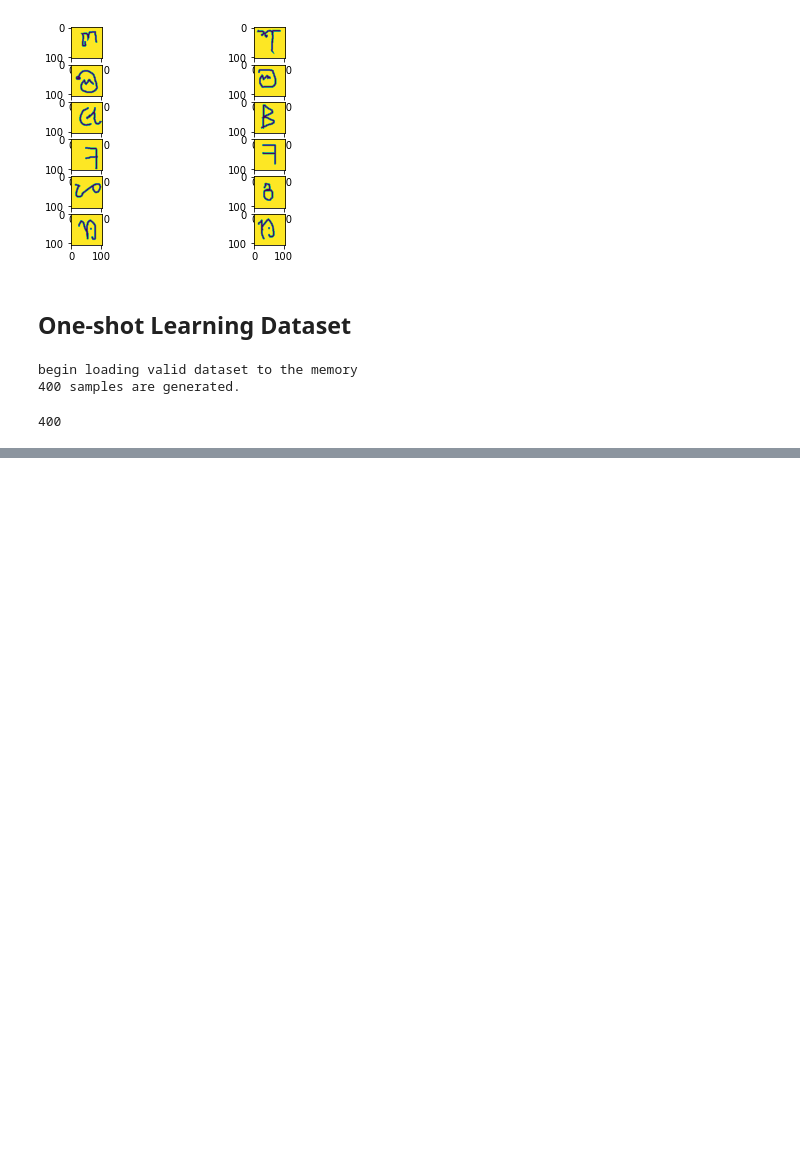
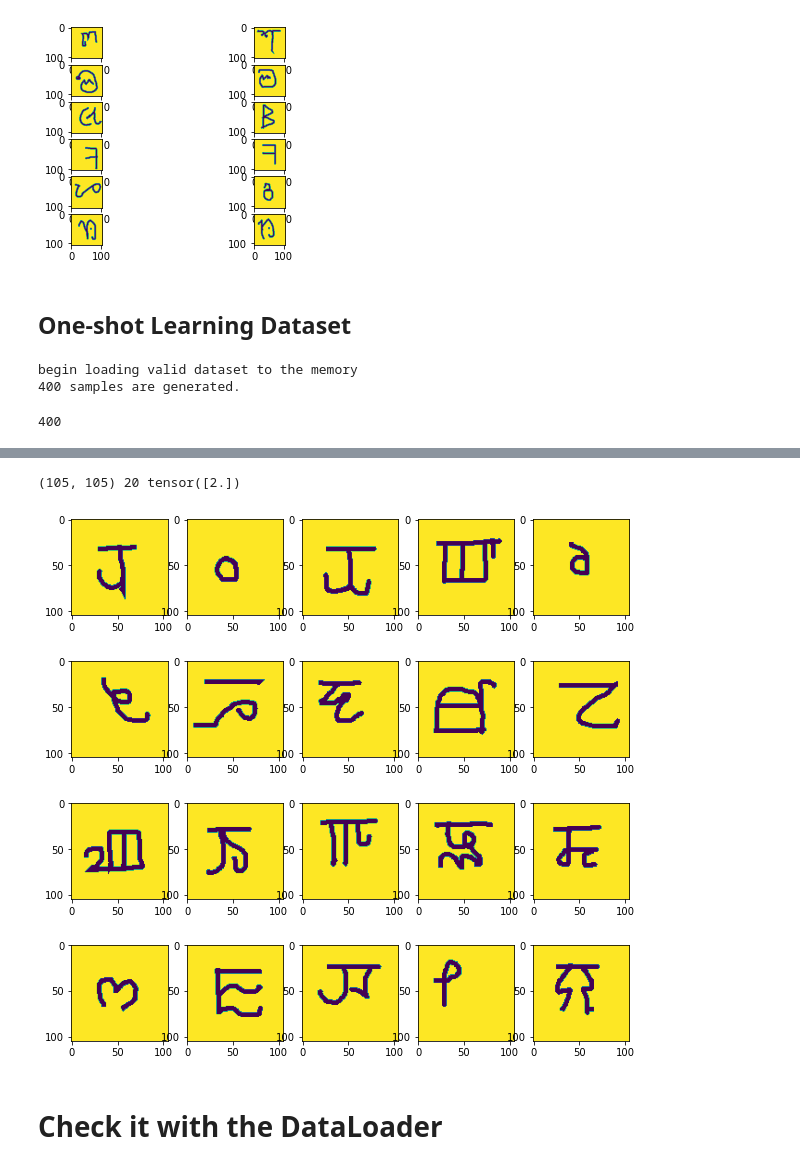
Before and after one commit to ganwook/siamese_reimple, a Jupyter notebook: check_dataset.ipynb, the cells around one changed output, grey strips where cells are left out. Cells and saved outputs as stored; diff of their text form; code cells hidden in the pictures; blank space fills up the shorter version.

```diff
--- a/check_dataset.ipynb
+++ b/check_dataset.ipynb
@@ -64,0 +71,14 @@ for i in range(2):
+# %%
+rows = 3
+fig, axs = plt.subplots(nrows=4, ncols=5, figsize=(10,10))
+print(input_img.shape, len(ways_img), label)
+input_img, ways_img, label = EvalDataset[k]
+for i in range(4):
+    ax = axs[i]
+    for j in range(5):
+        ax[j].imshow(ways_img[i*5 + j])
+# %% [output]
+(105, 105) 20 tensor([2.])
+[figure, added]
+# %% [markdown]
+# Check it with the DataLoader
```
Also changed, not shown: parts of 9 cells of this notebook, 1 other file.
